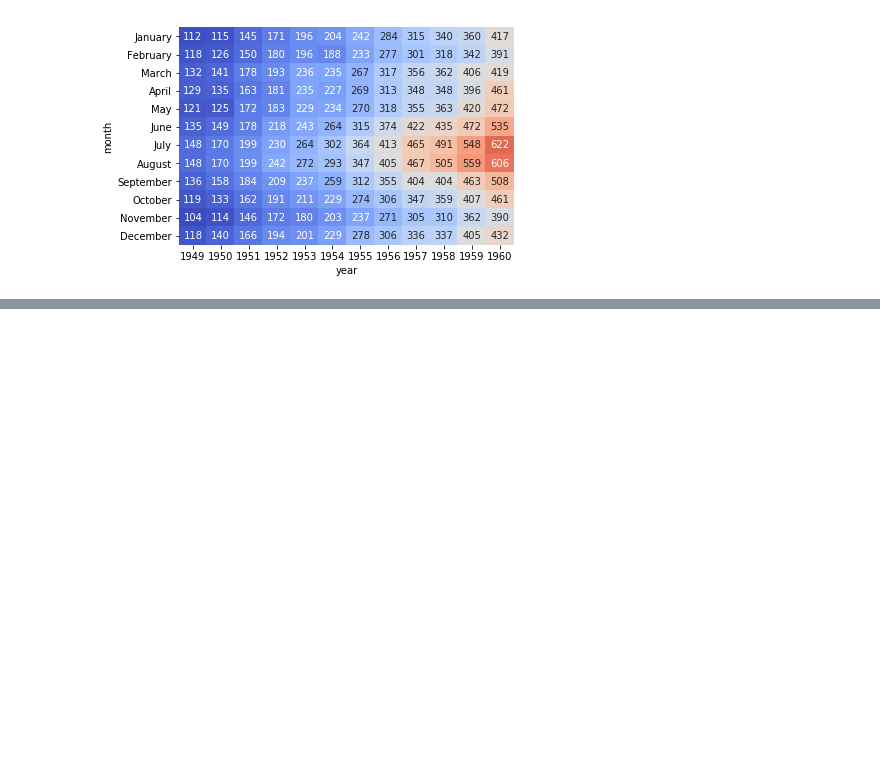
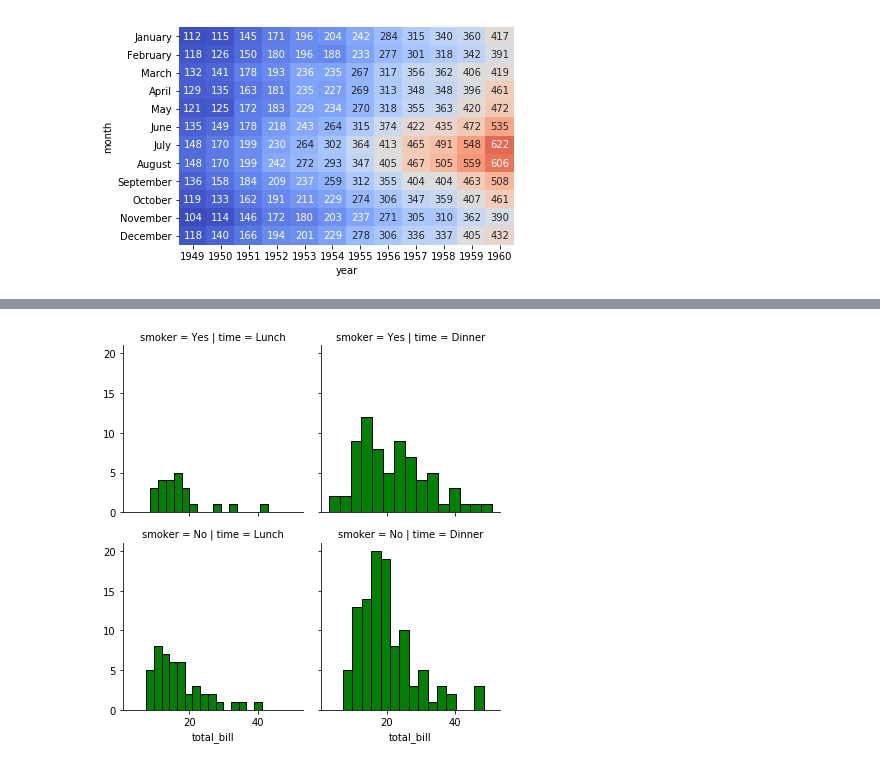
Before and after one commit to Abhishekmamidi123/100DaysOfMLCode, a Jupyter notebook: 14_Data_visualization_using_Seaborn.ipynb, the cells around one changed output, grey strips where cells are left out. Saved outputs shown, nothing was run; the diff lists cells and outputs as text; code cells hidden in the pictures; blank space fills up the shorter version.

```diff
--- a/14_Data_visualization_using_Seaborn.ipynb
+++ b/14_Data_visualization_using_Seaborn.ipynb
@@ -662,0 +752,6 @@ sns.heatmap(flights, center=flights.loc['March'][1959], annot=True,
+# %%
+x = sns.FacetGrid(row='smoker', col='time', data=tips)
+x = x.map(plt.hist, 'total_bill', edgecolor='black', color='green',
+          bins=15)
+# %% [output]
+[figure, added]
```
Also changed, not shown: parts of 61 cells of this notebook.
